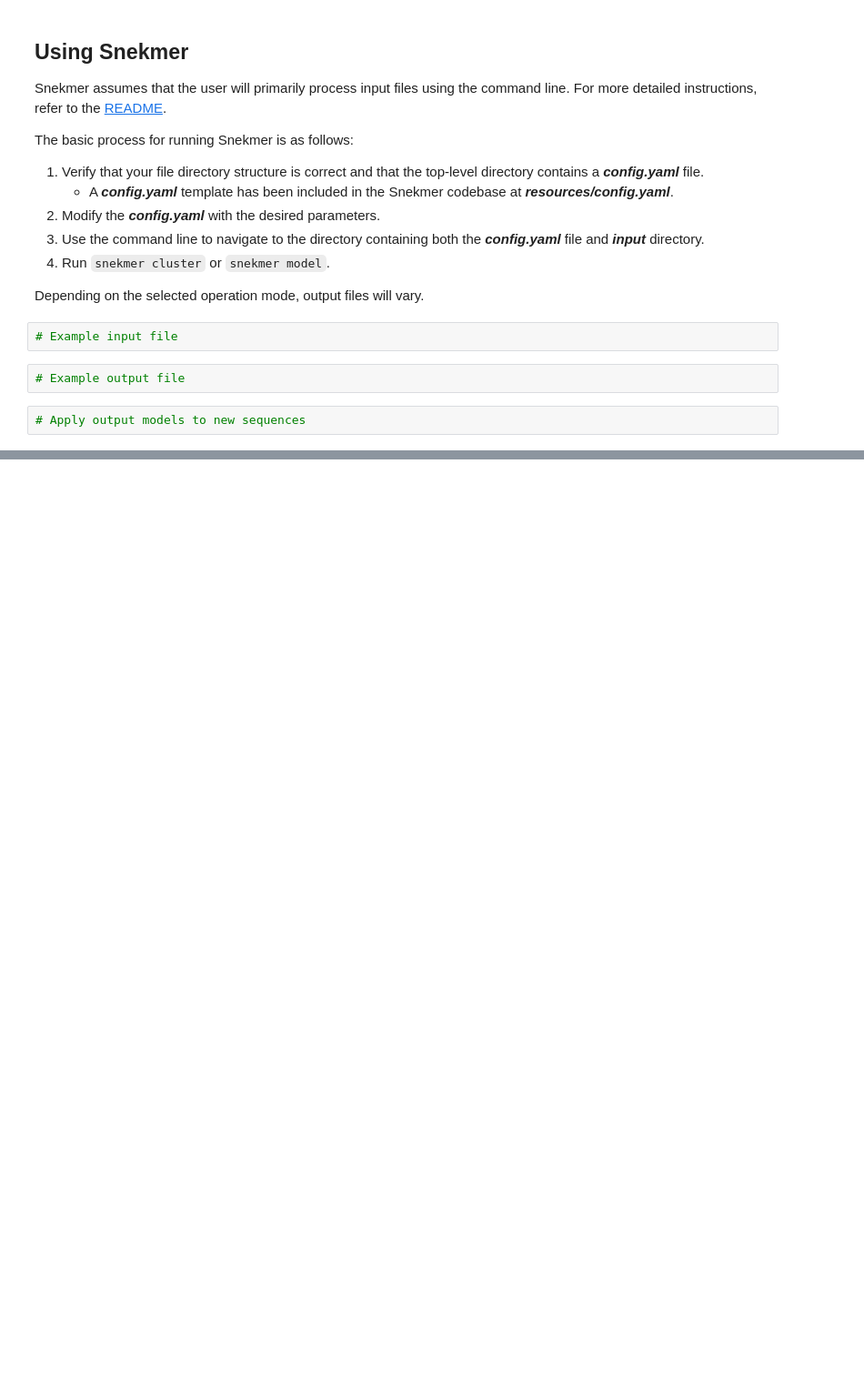
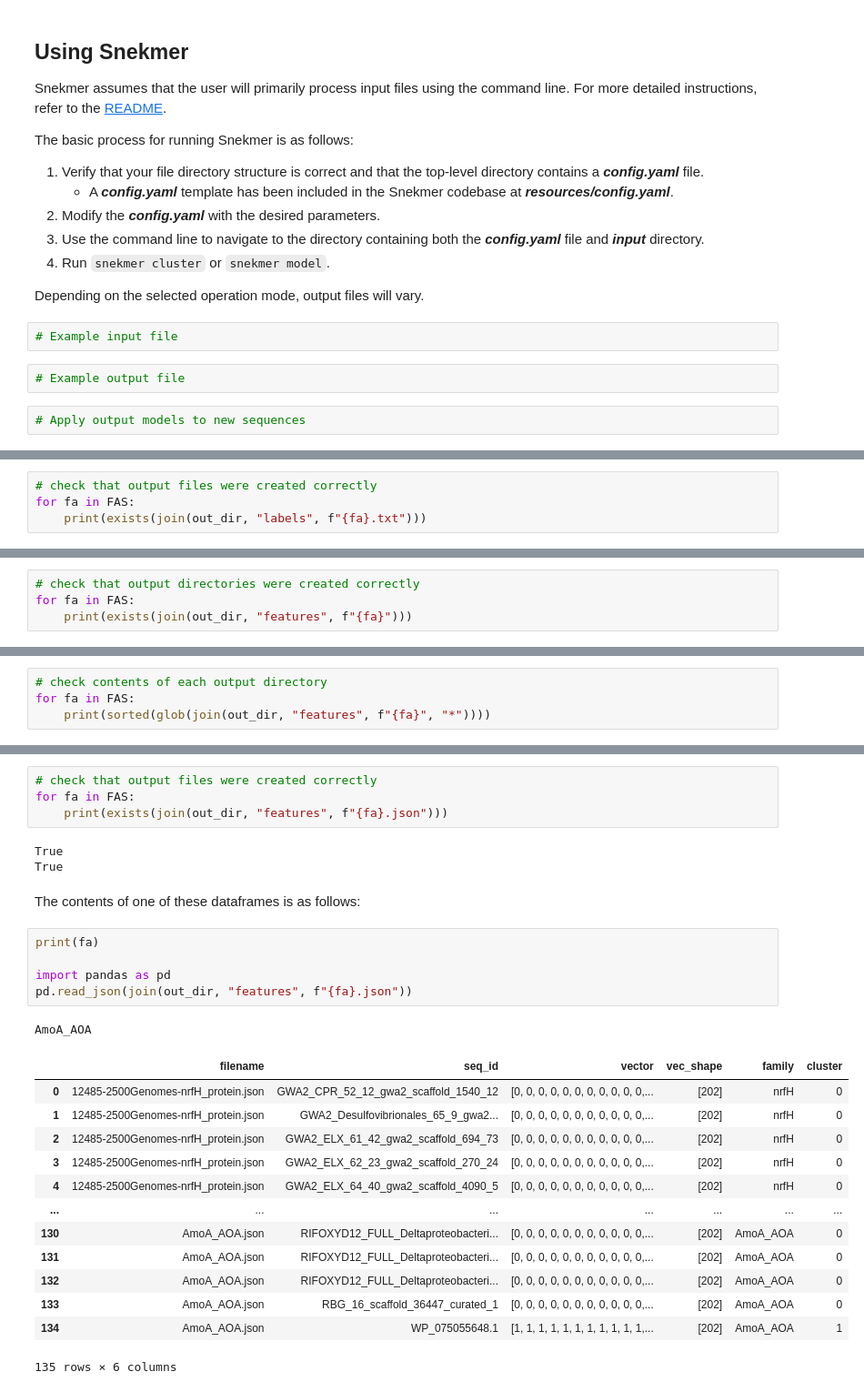
Before and after one commit to PNNL-CompBio/Snekmer, a Jupyter notebook: resources/tutorial/snekmer_demo.ipynb, the cells around one changed output, grey strips where cells are left out. Shown: that part at 91% size. Saved outputs shown, nothing was run; the diff lists cells and outputs as text; blank space fills up the shorter version.

```diff
--- a/resources/tutorial/snekmer_demo.ipynb
+++ b/resources/tutorial/snekmer_demo.ipynb
@@ -54,0 +475,4 @@ Depending on the selected operation mode, output files will vary.
+# %%
+# check that output files were created correctly
+for fa in FAS:
+    print(exists(join(out_dir, "labels", f"{fa}.txt")))
@@ -54,0 +549,4 @@ Depending on the selected operation mode, output files will vary.
+# %%
+# check that output directories were created correctly
+for fa in FAS:
+    print(exists(join(out_dir, "features", f"{fa}")))
@@ -54,0 +556,4 @@ Depending on the selected operation mode, output files will vary.
+# %%
+# check contents of each output directory
+for fa in FAS:
+    print(sorted(glob(join(out_dir, "features", f"{fa}", "*"))))
@@ -54,0 +636,29 @@ Depending on the selected operation mode, output files will vary.
+# %%
+# check that output files were created correctly
+for fa in FAS:
+    print(exists(join(out_dir, "features", f"{fa}.json")))
+# %% [output]
+True
+True
+# %% [markdown]
+The contents of one of these dataframes is as follows:
+# %%
+print(fa)
+
+import pandas as pd
+pd.read_json(join(out_dir, "features", f"{fa}.json"))
+# %% [output]
+AmoA_AOA
+|  | filename | seq_id | vector | vec_shape | family | cluster |
+| 0 | 12485-2500Genomes-nrfH_protein.json | GWA2_CPR_52_12_gwa2_scaffold_1540_12 | [0, 0, 0, 0, 0, 0, 0, 0, 0, 0, 0,... | [202] | nrfH | 0 |
+| 1 | 12485-2500Genomes-nrfH_protein.json | GWA2_Desulfovibrionales_65_9_gwa2... | [0, 0, 0, 0, 0, 0, 0, 0, 0, 0, 0,... | [202] | nrfH | 0 |
+| 2 | 12485-2500Genomes-nrfH_protein.json | GWA2_ELX_61_42_gwa2_scaffold_694_73 | [0, 0, 0, 0, 0, 0, 0, 0, 0, 0, 0,... | [202] | nrfH | 0 |
+| 3 | 12485-2500Genomes-nrfH_protein.json | GWA2_ELX_62_23_gwa2_scaffold_270_24 | [0, 0, 0, 0, 0, 0, 0, 0, 0, 0, 0,... | [202] | nrfH | 0 |
+| 4 | 12485-2500Genomes-nrfH_protein.json | GWA2_ELX_64_40_gwa2_scaffold_4090_5 | [0, 0, 0, 0, 0, 0, 0, 0, 0, 0, 0,... | [202] | nrfH | 0 |
+| ... | ... | ... | ... | ... | ... | ... |
+| 130 | AmoA_AOA.json | RIFOXYD12_FULL_Deltaproteobacteri... | [0, 0, 0, 0, 0, 0, 0, 0, 0, 0, 0,... | [202] | AmoA_AOA | 0 |
+| 131 | AmoA_AOA.json | RIFOXYD12_FULL_Deltaproteobacteri... | [0, 0, 0, 0, 0, 0, 0, 0, 0, 0, 0,... | [202] | AmoA_AOA | 0 |
+| 132 | AmoA_AOA.json | RIFOXYD12_FULL_Deltaproteobacteri... | [0, 0, 0, 0, 0, 0, 0, 0, 0, 0, 0,... | [202] | AmoA_AOA | 0 |
+| 133 | AmoA_AOA.json | RBG_16_scaffold_36447_curated_1 | [0, 0, 0, 0, 0, 0, 0, 0, 0, 0, 0,... | [202] | AmoA_AOA | 0 |
+| 134 | AmoA_AOA.json | WP_075055648.1 | [1, 1, 1, 1, 1, 1, 1, 1, 1, 1, 1,... | [202] | AmoA_AOA | 1 |
+135 rows × 6 columns
```
Also changed, not shown: parts of 30 cells of this notebook.
